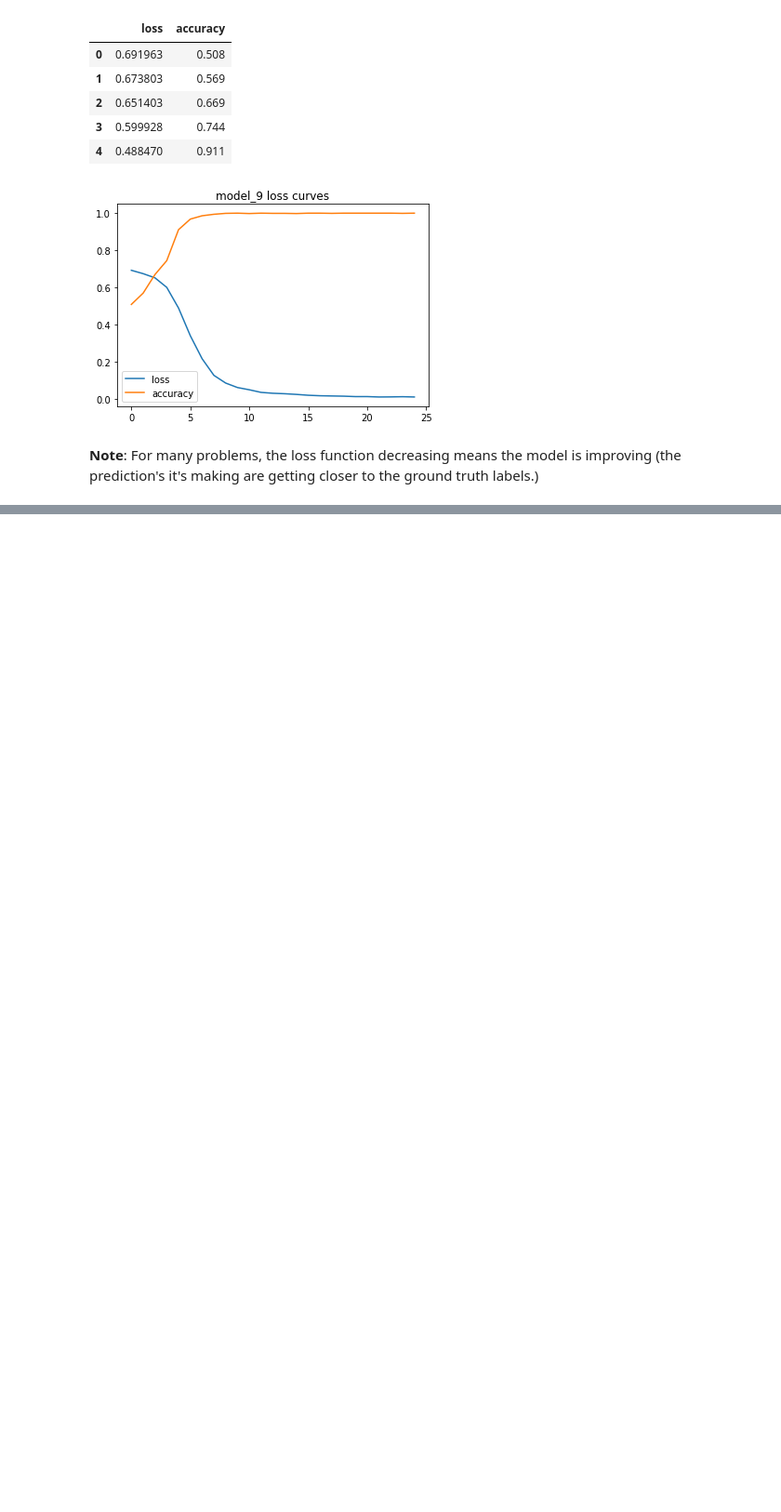
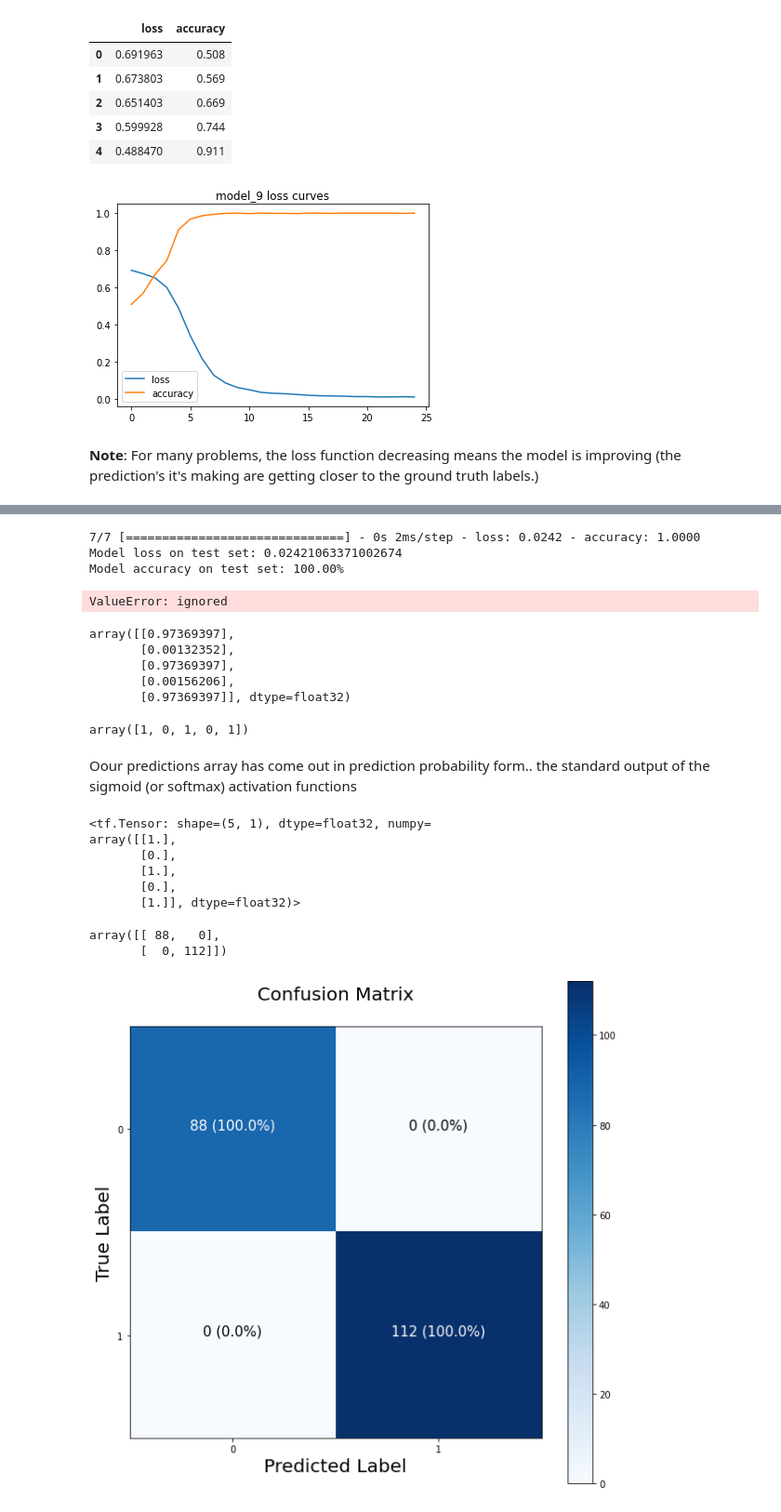
Before and after one commit to koulkoudakis/tf-neural-network-classification, a Jupyter notebook: tf_neural_network_classification.ipynb, the cells around one changed output, grey strips where cells are left out. Shown at 93% size. Saved outputs shown, nothing was run; the diff lists cells and outputs as text; code cells hidden in the pictures; blank space fills up the shorter version.

```diff
--- a/tf_neural_network_classification.ipynb
+++ b/tf_neural_network_classification.ipynb
@@ -705,0 +862,50 @@ plt.title('model_9 loss curves');
+# %%
+# Check accuracy of our model
+loss, accuracy = model_11.evaluate(X_test, y_test)
+print(f'Model loss on test set: {loss}')
+print(f'Model accuracy on test set: {(accuracy*100):.2f}%')
+# %% [output]
+7/7 [==============================] - 0s 2ms/step - loss: 0.0242 - accuracy: 1.0000
+Model loss on test set: 0.02421063371002674
+Model accuracy on test set: 100.00%
+# %%
+# Create a confusion matrix
+from sklearn.metrics import confusion_matrix
+
+# Make predictions
+y_preds = model_11.predict(X_test)
+
+# Create confusion matrix
+confusion_matrix(y_test, y_preds)
+# %% [output]
+ValueError: ignored
+# %%
+y_preds[:5]
+# %% [output]
+array([[0.97369397],
+       [0.00132352],
+       [0.97369397],
+       [0.00156206],
+       [0.97369397]], dtype=float32)
+# %%
+y_test[:5]
+# %% [output]
+array([1, 0, 1, 0, 1])
+# %% [markdown]
+Oour predictions array has come out in prediction probability form.. the standard output of the sigmoid (or softmax) activation functions
+# %%
+# Convert prediction probabilities to binary format
+tf.round(y_preds)[:5]
+# %% [output]
+<tf.Tensor: shape=(5, 1), dtype=float32, numpy=
+array([[1.],
+       [0.],
+       [1.],
+       [0.],
+       [1.]], dtype=float32)>
+# %%
+# Create confusion matrix
+confusion_matrix(y_test, tf.round(y_preds))
+# %% [output]
+array([[ 88,   0],
+       [  0, 112]])
@@ -705,0 +971,4 @@ plt.title('model_9 loss curves');
+# %%
+plot_confusion_matrix()
+# %% [output]
+[figure, added]
```
Also changed, not shown: parts of 68 cells of this notebook.
